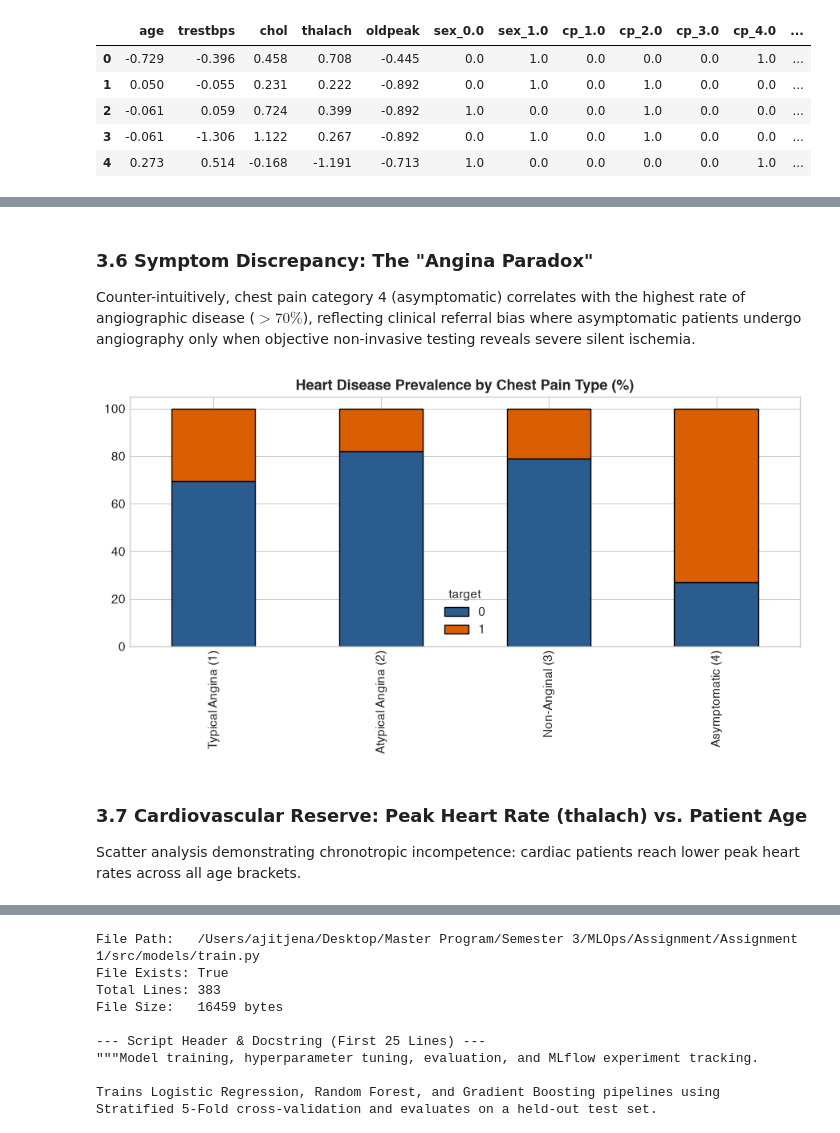
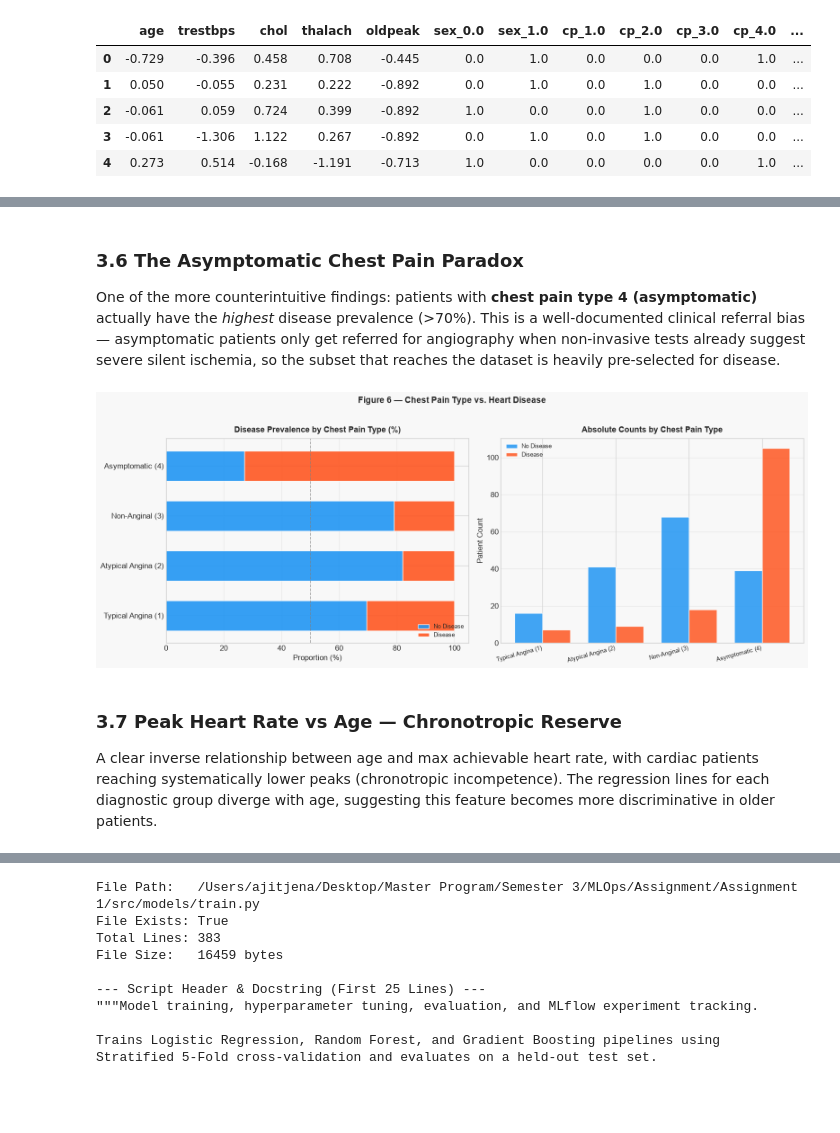
Before and after one commit to ajitjena42/MLOps-Assignment-1, a Jupyter notebook: notebooks/heart_disease_master.ipynb, the cells around one changed output, grey strips where cells are left out. Saved outputs shown, nothing was run; the diff lists cells and outputs as text; code cells hidden in the pictures; blank space fills up the shorter version.

```diff
--- a/notebooks/heart_disease_master.ipynb
+++ b/notebooks/heart_disease_master.ipynb
@@ -76,9 +69,9 @@ import seaborn as sns
 from IPython.display import display, HTML
 
 # Matplotlib visualization styling
-plt.style.use('seaborn-v0_8-whitegrid' if 'seaborn-v0_8-whitegrid' in plt.style.available else 'default')
-plt.rcParams['font.sans-serif'] = 'Helvetica', 'Arial', 'DejaVu Sans'
-plt.rcParams['font.size'] = 11
+plt.style.use('seaborn-v0_8-whitegrid' if 'seaborn-v0_8-whitegrid' in plt.style.available else 'ggplot')
+plt.rcParams['font.sans-serif'] = ['Liberation Sans', 'Arial', 'DejaVu Sans']
+plt.rcParams['font.size'] = 12
 plt.rcParams['axes.titlesize'] = 13
 plt.rcParams['axes.titleweight'] = 'bold'
 plt.rcParams['figure.titlesize'] = 15
@@ -508,18 +617,55 @@ plt.show()
 # %% [markdown]
-### 3.6 Symptom Discrepancy: The "Angina Paradox"
-Counter-intuitively, chest pain category 4 (asymptomatic) correlates with the highest rate of angiographic disease ($>70\%$), reflecting clinical referral bias where asymptomatic patients undergo angiography only when objective non-invasive testing reveals severe silent ischemia.
+### 3.6 The Asymptomatic Chest Pain Paradox
+One of the more counterintuitive findings: patients with **chest pain type 4 (asymptomatic)** actually have the *highest* disease prevalence (>70%). This is a well-documented clinical referral bias — asymptomatic patients only get referred for angiography when non-invasive tests already suggest severe silent ischemia, so the subset that reaches the dataset is heavily pre-selected for disease.
 # %%
-fig, ax = plt.subplots(figsize=(9, 5))
+# ── Figure 6: Chest pain type vs. disease (dual: % stacked + count bar) ─
+PALETTE_BINARY = ['#2196F3', '#FF5722']
+cp_labels = ['Typical Angina (1)', 'Atypical Angina (2)',
+             'Non-Anginal (3)', 'Asymptomatic (4)']
+
+fig, axes = plt.subplots(1, 2, figsize=(16, 6))
+fig.patch.set_facecolor('#f8f8f8')
+
+# --- (a) 100% stacked horizontal bar ---
+ax0 = axes[0]
+ax0.set_facecolor('#f8f8f8')
 cp_ct = pd.crosstab(cleaned_df['cp'], cleaned_df['target'], normalize='index') * 100
-cp_ct.index = ['Typical Angina (1)', 'Atypical Angina (2)', 'Non-Anginal (3)', 'Asymptomatic (4)']
-cp_ct.plot(kind='bar', stacked=True, color=['#2b5c8f', '#d95f02'], ax=ax, edgecolor='black')
-plt.title("Heart Disease Prevalence by Chest Pain Type (%)")
+cp_ct.index = cp_labels
+cp_ct.columns = ['No Disease', 'Disease']
+cp_ct.plot(kind='barh', stacked=True, color=PALETTE_BINARY, ax=ax0,
+           edgecolor='white', width=0.6, alpha=0.9)
+ax0.set_xlabel('Proportion (%)')
+ax0.set_title('Disease Prevalence by Chest Pain Type (%)', pad=10)
+ax0.axvline(50, color='gray', linestyle='--', linewidth=1.2, alpha=0.7)
+ax0.legend(loc='lower right', fontsize=9)
+ax0.grid(axis='x', alpha=0.4); ax0.set_axisbelow(True)
+
+# --- (b) Grouped count bar ---
+ax1 = axes[1]
+ax1.set_facecolor('#f8f8f8')
+cp_abs = pd.crosstab(cleaned_df['cp'], cleaned_df['target'])
+cp_abs.index = cp_labels
+cp_abs.columns = ['No Disease', 'Disease']
+x = np.arange(len(cp_abs)); w = 0.38
+ax1.bar(x - w / 2, cp_abs['No Disease'], width=w, color=PALETTE_BINARY[0],
+        alpha=0.85, edgecolor='white', label='No Disease')
+ax1.bar(x + w / 2, cp_abs['Disease'], width=w, color=PALETTE_BINARY[1],
+        alpha=0.85, edgecolor='white', label='Disease')
+ax1.set_xticks(x)
+ax1.set_xticklabels(cp_labels, rotation=15, ha='right', fontsize=9)
+ax1.set_ylabel('Patient Count')
+ax1.set_title('Absolute Counts by Chest Pain Type', pad=10)
+ax1.legend(fontsize=9)
+ax1.grid(axis='y', alpha=0.4); ax1.set_axisbelow(True)
+
+plt.suptitle('Figure 6 — Chest Pain Type vs. Heart Disease',
+             fontsize=14, fontweight='bold', y=1.02)
 plt.tight_layout()
-plt.savefig(FIGURES_DIR / "06_chest_pain_vs_disease.png", dpi=300, bbox_inches='tight')
+plt.savefig(FIGURES_DIR / '06_chest_pain_vs_disease.png', dpi=300, bbox_inches='tight')
 plt.show()
 # %% [output]
-[figure, old version]
+[figure, new version]
 # %% [markdown]
-### 3.7 Cardiovascular Reserve: Peak Heart Rate (thalach) vs. Patient Age
-Scatter analysis demonstrating chronotropic incompetence: cardiac patients reach lower peak heart rates across all age brackets.
+### 3.7 Peak Heart Rate vs Age — Chronotropic Reserve
+A clear inverse relationship between age and max achievable heart rate, with cardiac patients reaching systematically lower peaks (chronotropic incompetence). The regression lines for each diagnostic group diverge with age, suggesting this feature becomes more discriminative in older patients.
 # %%
```
Also changed, not shown: parts of 36 cells of this notebook, 51 other files.
